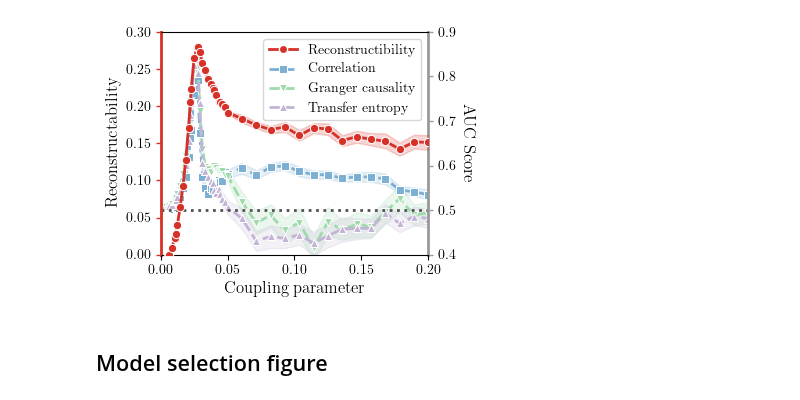
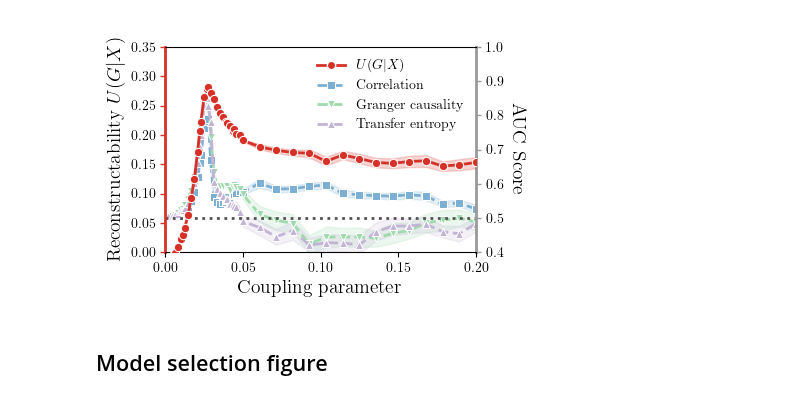
Before and after one commit to charlesmurphy1/midynet, a Jupyter notebook: scripts/recon/netsci2023/figure-maker.ipynb, the cells around one changed output. Drawn from its saved outputs; the diff is of its cells as text; code cells hidden in the pictures.

Commit message:
netsci figure maker

```diff
--- a/scripts/recon/netsci2023/figure-maker.ipynb
+++ b/scripts/recon/netsci2023/figure-maker.ipynb
@@ -37,7 +37,7 @@ for k, v in heur.items():
 # %%
 x, aug_recon = recon.interpolate(coupling)
 
-fig, ax = plt.subplots(1, 1, figsize=(4, 3))
+fig, ax = plt.subplots(1, 1, figsize=(4.5, 3))
 axx = ax.twinx()
 ax.set_zorder(axx.get_zorder()+1)
 ax.set_frame_on(False)
@@ -57,7 +57,7 @@ axx.tick_params(axis="y", color=display.light_colors["grey"], width=1)
 axx.spines["right"].set_color(display.light_colors["grey"])
 axx.spines["right"].set_linewidth(2)
 
-axx.plot([-1], [-1], color=colors[0], marker="o", linewidth=2, mec="white", label="Reconstructibility")
+axx.plot([-1], [-1], color=colors[0], marker="o", linewidth=2, mec="white", label=r"$U(G|X)$")
 
 labels = ["Correlation", "Granger causality", "Transfer entropy"]
 for i, m in enumerate(methods):
@@ -73,40 +73,41 @@ for i, m in enumerate(methods):
     )
 
 axx.axhline(0.5, linestyle="dotted", color=display.med_colors["grey"], linewidth=2)
-axx.legend(fontsize=display.fontsizes["small"])
-ax.set_xlabel("Coupling parameter", fontsize=display.fontsizes["medium"])
-ax.set_ylabel(r"Reconstructability", fontsize=display.fontsizes["medium"])
-axx.set_ylabel(r"AUC Score", fontsize=display.fontsizes["medium"], rotation=-90, va="bottom")
-ax.set_ylim([0, 0.3])
-axx.set_ylim([0.4, 0.9])
+axx.legend(fontsize=10, loc="upper right", frameon=False)
+ax.set_xlabel("Coupling parameter", fontsize=14)
+ax.set_ylabel(r"Reconstructability $U(G|X)$", fontsize=14)
+axx.set_ylabel(r"AUC Score", fontsize=14, rotation=-90, va="bottom")
+ax.set_ylim([0, 0.35])
+axx.set_ylim([0.4, 1.])
 ax.set_xlim([0, 0.2])
 ax.set_xticks([0, 0.05, 0.1, 0.15, 0.2])
+ax.set_title(" ")
 # display.Label.counter = 1
 # display.Label.plot(ax, loc="top left", fontsize=14, box=False)
 
 
 fig.tight_layout()
 fig.savefig("heuristics.png")
 fig.savefig("heuristics.pdf")
 
 if make_run:
     run.add_artifact("heuristics.png")
     run.add_artifact("heuristics.pdf")
     run.add_artifact("data/heuristics-erdosrenyi-glauber/targeted_reconinfo.pkl")
     run.add_artifact("data/heuristics-erdosrenyi-glauber/reconheuristics.pkl")
 
     shutil.copyfile("heuristics.png", "data/heuristics-erdosrenyi-glauber/heuristics.png")
     shutil.copyfile("heuristics.pdf", "data/heuristics-erdosrenyi-glauber/heuristics.pdf")
 
     run.add_dataset(
         source_path="./data/heuristics-erdosrenyi-glauber/",
         name="netsci2023-recon-vs-heuristics",
         version="1.1.0",
         push_dir=True,
         resume_upload=True
     )
 # %% [output]
-[figure, old version]
+[figure, new version]
 # %% [markdown]
 ## Model selection figure
 # %%
```
Also changed, not shown: parts of 3 cells of this notebook.
